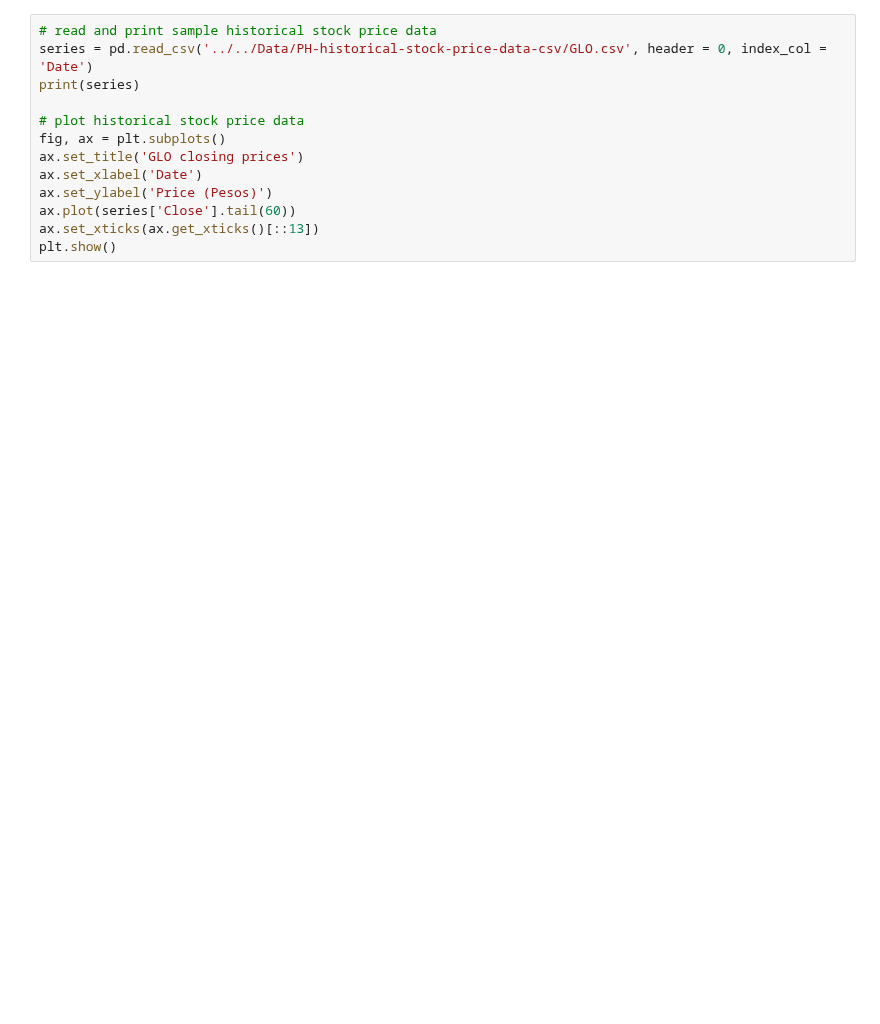
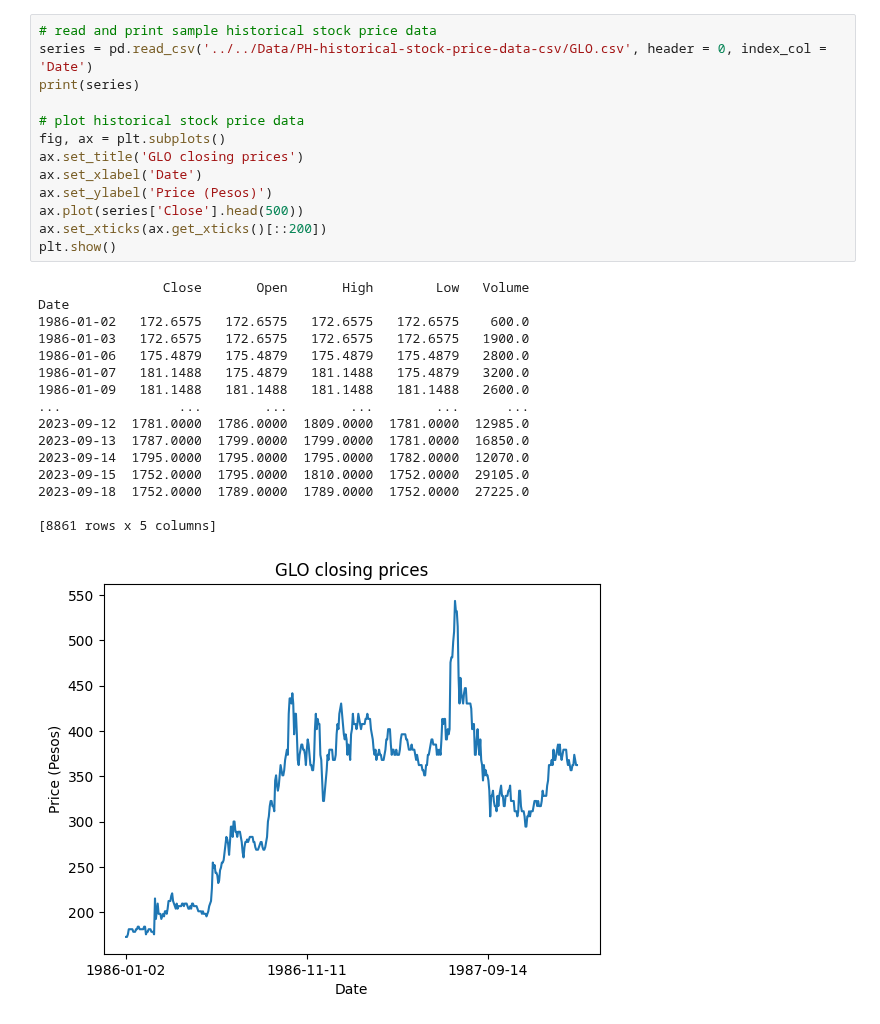
Before and after one commit to riokatipunan/rio_katipunan_portfolio, a Jupyter notebook: Application of Machine Learning in Stock Trading/Notebooks/Application of Genetic Algorithm and Neural Networks in Stock Trading/main.ipynb, the cells around one changed output. Drawn from its saved outputs; the diff is of its cells as text; blank space fills up the shorter version.

```diff
--- a/Application of Machine Learning in Stock Trading/Notebooks/Application of Genetic Algorithm and Neural Networks in Stock Trading/main.ipynb
+++ b/Application of Machine Learning in Stock Trading/Notebooks/Application of Genetic Algorithm and Neural Networks in Stock Trading/main.ipynb
@@ -36,14 +27,31 @@ y_train = np.array([[[0]], [[1]], [[1]], [[0]]])
 # %%
 # read and print sample historical stock price data
 series = pd.read_csv('../../Data/PH-historical-stock-price-data-csv/GLO.csv', header = 0, index_col = 'Date')
 print(series)
 
 # plot historical stock price data
 fig, ax = plt.subplots()
 ax.set_title('GLO closing prices')
 ax.set_xlabel('Date')
 ax.set_ylabel('Price (Pesos)')
-ax.plot(series['Close'].tail(60))
-ax.set_xticks(ax.get_xticks()[::13])
+ax.plot(series['Close'].head(500))
+ax.set_xticks(ax.get_xticks()[::200])
 plt.show()
+# %% [output]
+                Close       Open       High        Low   Volume
+Date
+1986-01-02   172.6575   172.6575   172.6575   172.6575    600.0
+1986-01-03   172.6575   172.6575   172.6575   172.6575   1900.0
+1986-01-06   175.4879   175.4879   175.4879   175.4879   2800.0
+1986-01-07   181.1488   175.4879   181.1488   175.4879   3200.0
+1986-01-09   181.1488   181.1488   181.1488   181.1488   2600.0
+...               ...        ...        ...        ...      ...
+2023-09-12  1781.0000  1786.0000  1809.0000  1781.0000  12985.0
+2023-09-13  1787.0000  1799.0000  1799.0000  1781.0000  16850.0
+2023-09-14  1795.0000  1795.0000  1795.0000  1782.0000  12070.0
+2023-09-15  1752.0000  1795.0000  1810.0000  1752.0000  29105.0
+2023-09-18  1752.0000  1789.0000  1789.0000  1752.0000  27225.0
+
+[8861 rows x 5 columns]
+[figure, added]
 # %%
```
Also changed, not shown: parts of 24 cells of this notebook, 7 other files.
